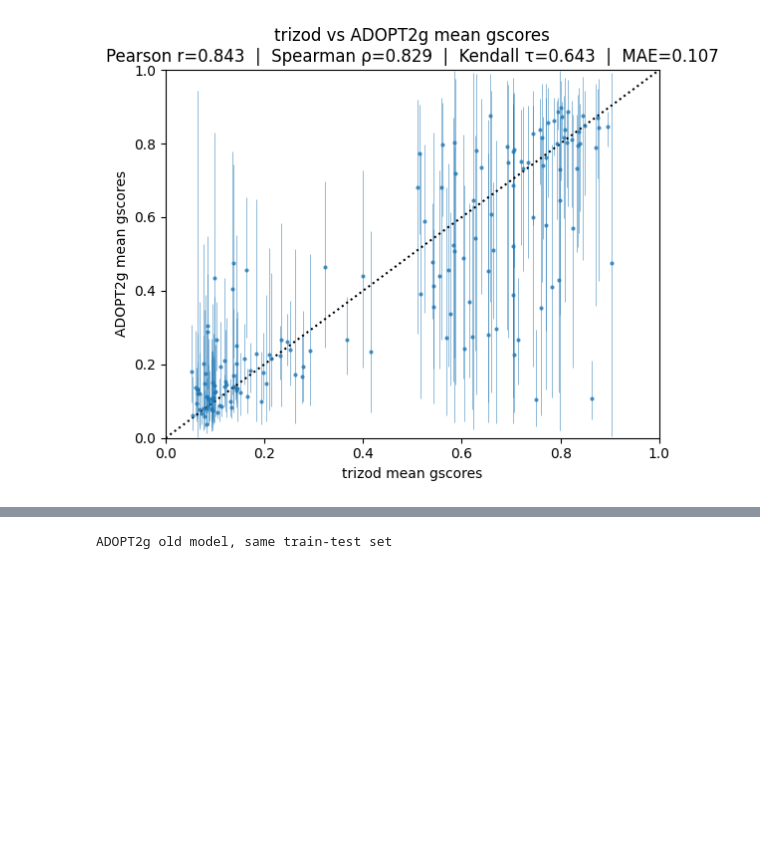
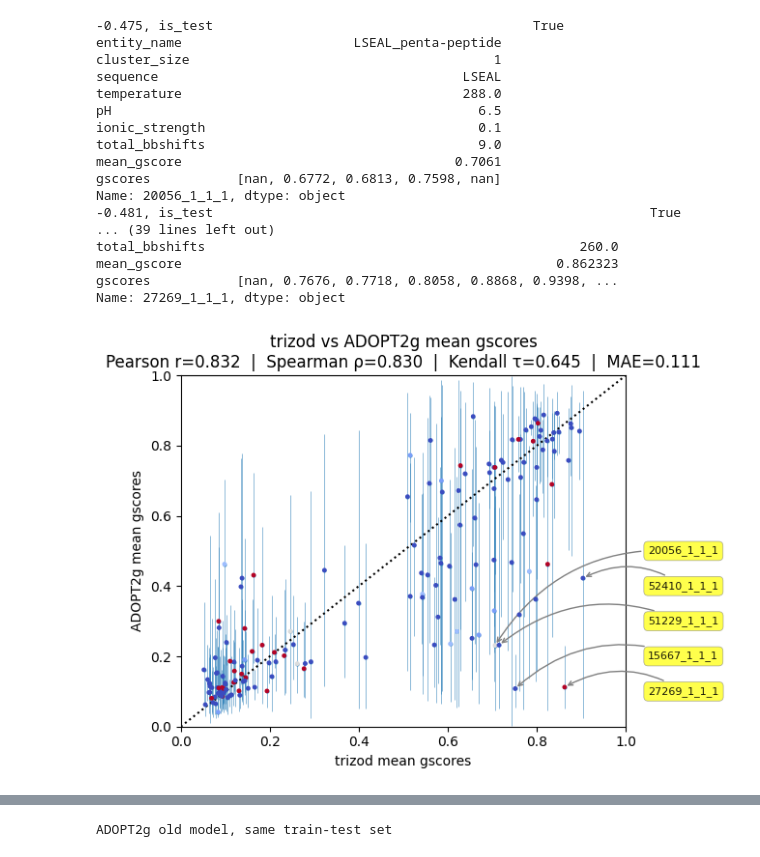
Before and after one commit to PeptoneLtd/ADOPT2g, a Jupyter notebook: notebooks/plots_test.ipynb, the cells around one changed output, grey strips where cells are left out. Drawn from its saved outputs; the diff is of its cells as text; code cells hidden in the pictures; blank space fills up the shorter version.

```diff
--- a/notebooks/plots_test.ipynb
+++ b/notebooks/plots_test.ipynb
@@ -226,31 +229,93 @@ No members have better metrics than the mean prediction.
 # %%
+df_edison = pd.read_csv("df_tmp_annotated.csv", index_col="label")
+
 # Compute correlation metrics for mean gscores
 pearson_r_mean, _ = pearsonr(df_test["mean_gscore"], df_inferred["mean_gscore"])
 spearman_rho_mean, _ = spearmanr(df_test["mean_gscore"], df_inferred["mean_gscore"])
 kendall_tau_mean, _ = kendalltau(df_test["mean_gscore"], df_inferred["mean_gscore"])
-mae_mean = np.mean(np.abs(df_test["mean_gscore"].values - df_inferred["mean_gscore"].values))
+
+# Calculate individual MAE for each point
+individual_mae = np.abs(df_test["mean_gscore"].values - df_inferred["mean_gscore"].values)
+mae_mean = np.mean(individual_mae)
+
+# Find the 5 points with highest MAE
+top5_mae_indices = np.argsort(individual_mae)[-5:]
 
 plt.errorbar(
     df_test["mean_gscore"],
     df_inferred["mean_gscore"],
     yerr=[
         df_inferred["mean_gscore"] - df_inferred["mean_gscore_lower"],
         df_inferred["mean_gscore_upper"] - df_inferred["mean_gscore"],
     ],
     fmt="o",
     markersize=2,
     elinewidth=0.5,
     alpha=0.7,
     capsize=0,
 )
+plt.scatter(
+    df_test["mean_gscore"],
+    df_inferred["mean_gscore"],
+    c=df_edison["confidence_score"],
+    s=6,
+    zorder=10,
+    cmap="coolwarm_r",
+)
+# plt.colorbar(label="confidence score")
+
+# Annotate the 5 points with highest MAE
+# Place labels in a column on the right side
+label_x = 1.05  # x position in axes coordinates
+label_y_start = 0.5  # starting y position in axes coordinates
+label_y_step = 0.1  # vertical spacing between labels
+
+for i, idx in enumerate(top5_mae_indices):
+    print(
+        f"{df_inferred['mean_gscore'].iloc[idx] - df_test['mean_gscore'].iloc[idx]:.3f}, {df_test.iloc[idx]}"
+        # f" {df_test.iloc[idx]['entity_name']}, {df_test.iloc[idx]['sequence']}"
+    )
+    label_y = label_y_start - i * label_y_step
+    plt.annotate(
+        df_test.index[idx],
+        xy=(df_test["mean_gscore"].iloc[idx], df_inferred["mean_gscore"].iloc[idx]),
+        xytext=(label_x, label_y),
+        xycoords=("data", "data"),
+        textcoords="axes fraction",
+        fontsize=8,
+        alpha=0.9,
+        bbox={"boxstyle": "round,pad=0.4", "facecolor": "yellow", "alpha": 0.7, "edgecolor": "gray", "linewidth": 0.5},
+        arrowprops={"arrowstyle": "->", "connectionstyle": "arc3,rad=0.3", "color": "gray", "lw": 1},
+        ha="left",
+        va="center",
+    )
+
 plt.xlabel("trizod mean gscores")
 plt.ylabel("ADOPT2g mean gscores")
 plt.title(
     f"trizod vs ADOPT2g mean gscores\nPearson r={pearson_r_mean:.3f}  |  Spearman ρ={spearman_rho_mean:.3f}  |  Kendall τ={kendall_tau_mean:.3f}  |  MAE={mae_mean:.3f}",
 )
 plt.axline((0.5, 0.5), slope=1, color="k", ls=":")
 plt.xlim(0, 1)
 plt.ylim(0, 1)
+plt.tight_layout()
 plt.show()
 # %% [output]
+-0.475, is_test                                         True
+entity_name                      LSEAL_penta-peptide
+cluster_size                                       1
+sequence                                       LSEAL
+temperature                                    288.0
+pH                                               6.5
+ionic_strength                                   0.1
+total_bbshifts                                   9.0
+mean_gscore                                   0.7061
+gscores           [nan, 0.6772, 0.6813, 0.7598, nan]
+Name: 20056_1_1_1, dtype: object
+-0.481, is_test                                                        True
+... (39 lines left out)
+total_bbshifts                                                260.0
+mean_gscore                                                0.862323
+gscores           [nan, 0.7676, 0.7718, 0.8058, 0.8868, 0.9398, ...
+Name: 27269_1_1_1, dtype: object
-[figure, old version]
+[figure, new version]
```
Also changed, not shown: parts of 10 cells of this notebook, 10 other files.
